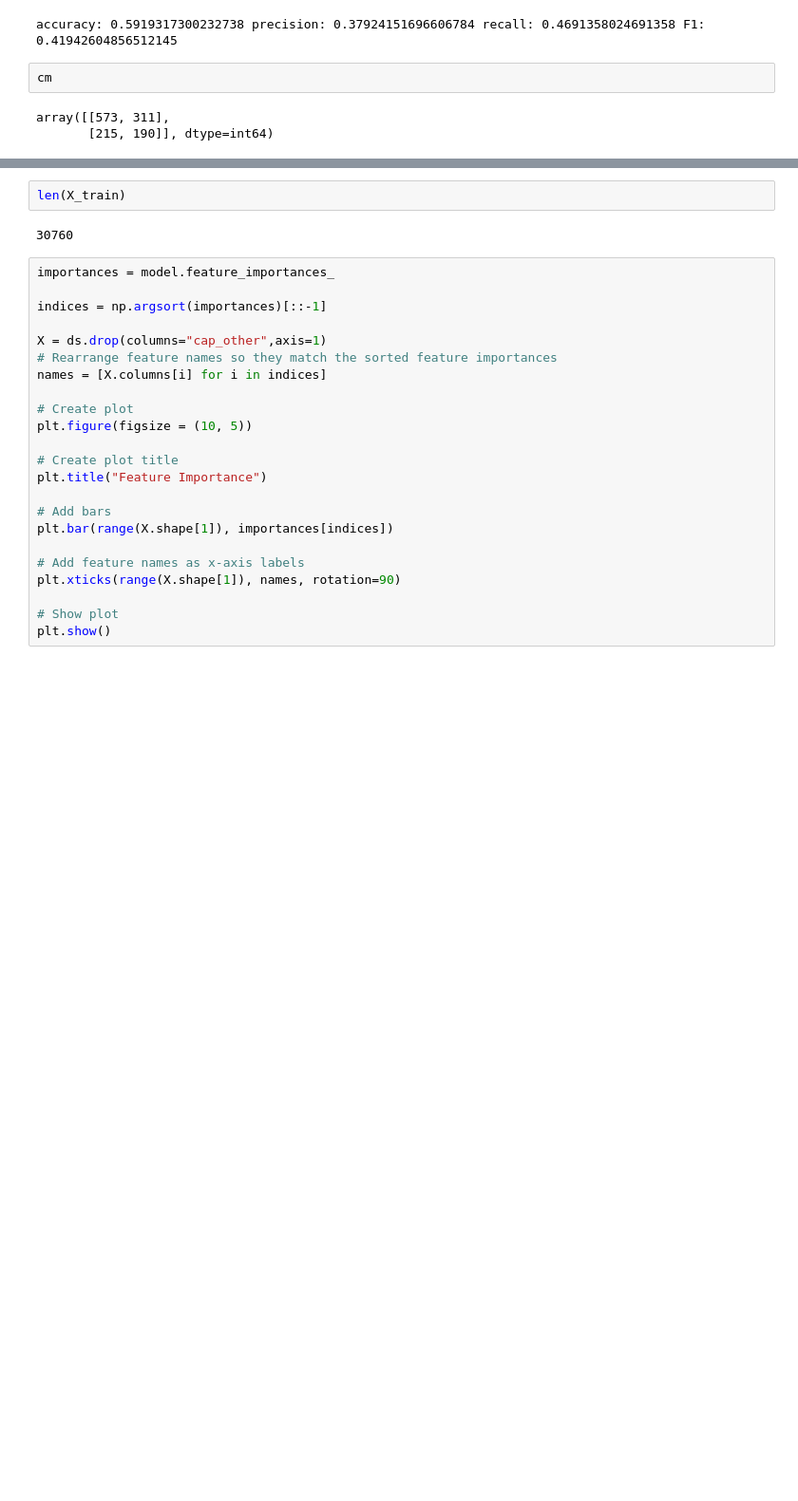
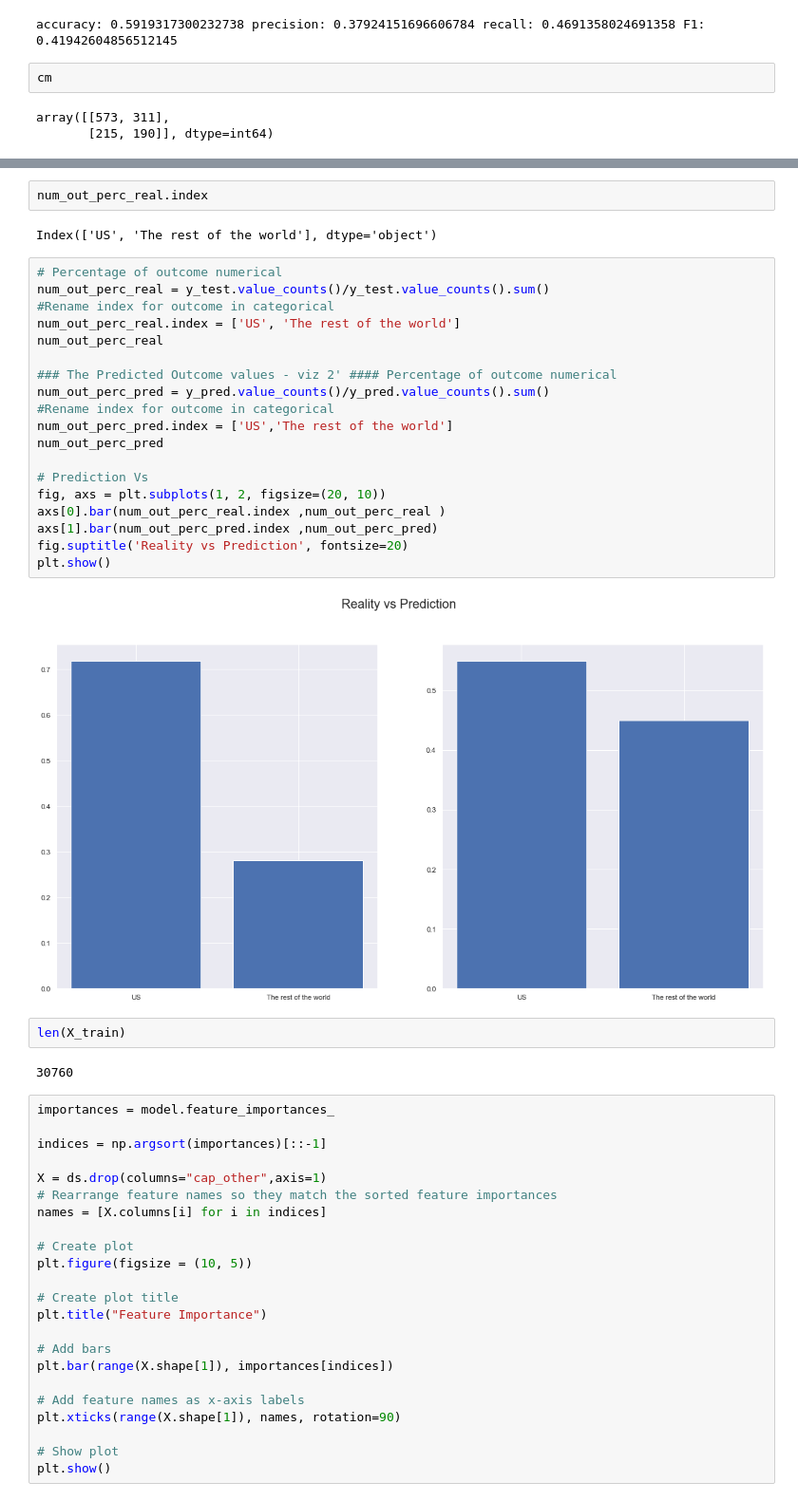
Before and after one commit to pengtianan/final-project, a Jupyter notebook: your-project/Supervised new y + Imbalance.ipynb, the cells around one changed output, grey strips where cells are left out. Shown at 95% size. Drawn from its saved outputs; the diff is of its cells as text; blank space fills up the shorter version.

Commit message:
plots added

```diff
--- a/your-project/Supervised new y + Imbalance.ipynb
+++ b/your-project/Supervised new y + Imbalance.ipynb
@@ -189,3 +196,28 @@ array([[573, 311],
+# %%
+num_out_perc_real.index
+# %% [output]
+Index(['US', 'The rest of the world'], dtype='object')
+# %%
+# Percentage of outcome numerical
+num_out_perc_real = y_test.value_counts()/y_test.value_counts().sum()
+#Rename index for outcome in categorical
+num_out_perc_real.index = ['US', 'The rest of the world']
+num_out_perc_real
+
+### The Predicted Outcome values - viz 2' #### Percentage of outcome numerical
+num_out_perc_pred = y_pred.value_counts()/y_pred.value_counts().sum()
+#Rename index for outcome in categorical
+num_out_perc_pred.index = ['US','The rest of the world']
+num_out_perc_pred
+
+# Prediction Vs
+fig, axs = plt.subplots(1, 2, figsize=(20, 10))
+axs[0].bar(num_out_perc_real.index ,num_out_perc_real )
+axs[1].bar(num_out_perc_pred.index ,num_out_perc_pred)
+fig.suptitle('Reality vs Prediction', fontsize=20)
+plt.show()
+# %% [output]
+[figure, added]
 # %%
 len(X_train)
 # %% [output]
```
Also changed, not shown: parts of 3 cells of this notebook, 3 other files.
